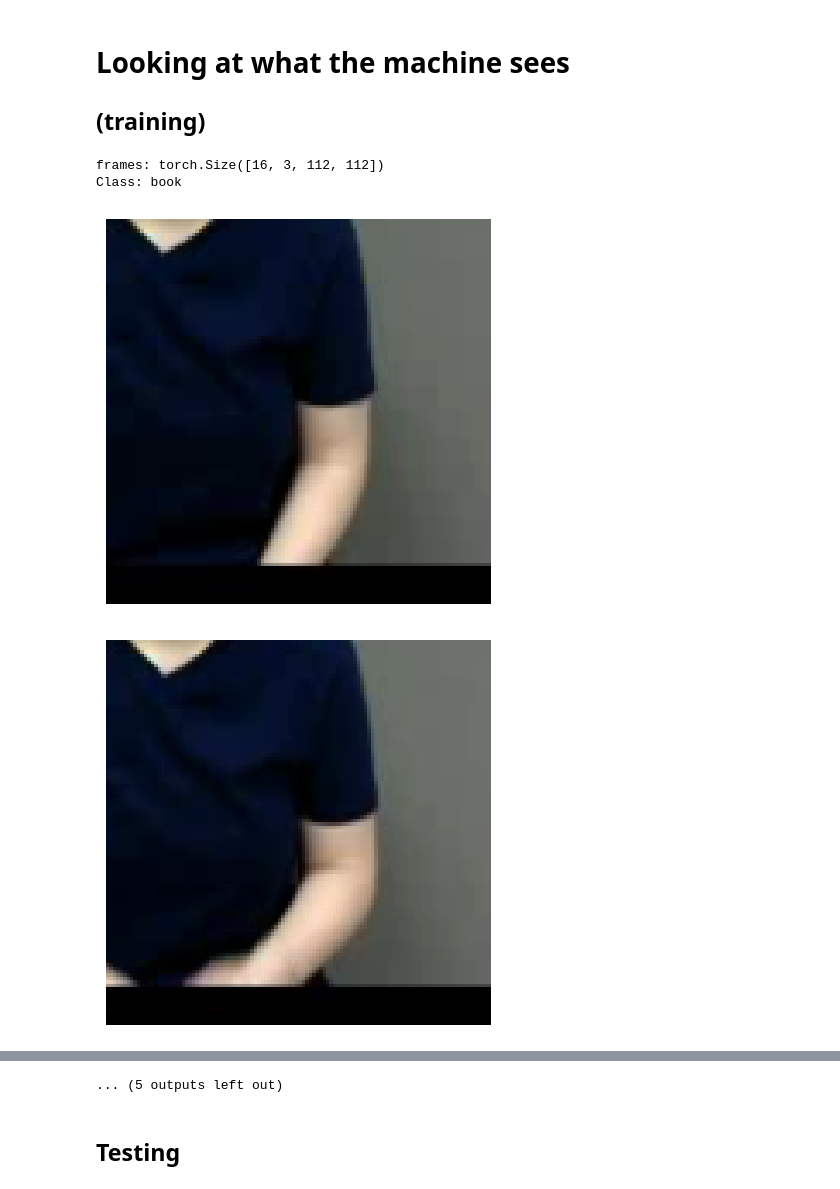
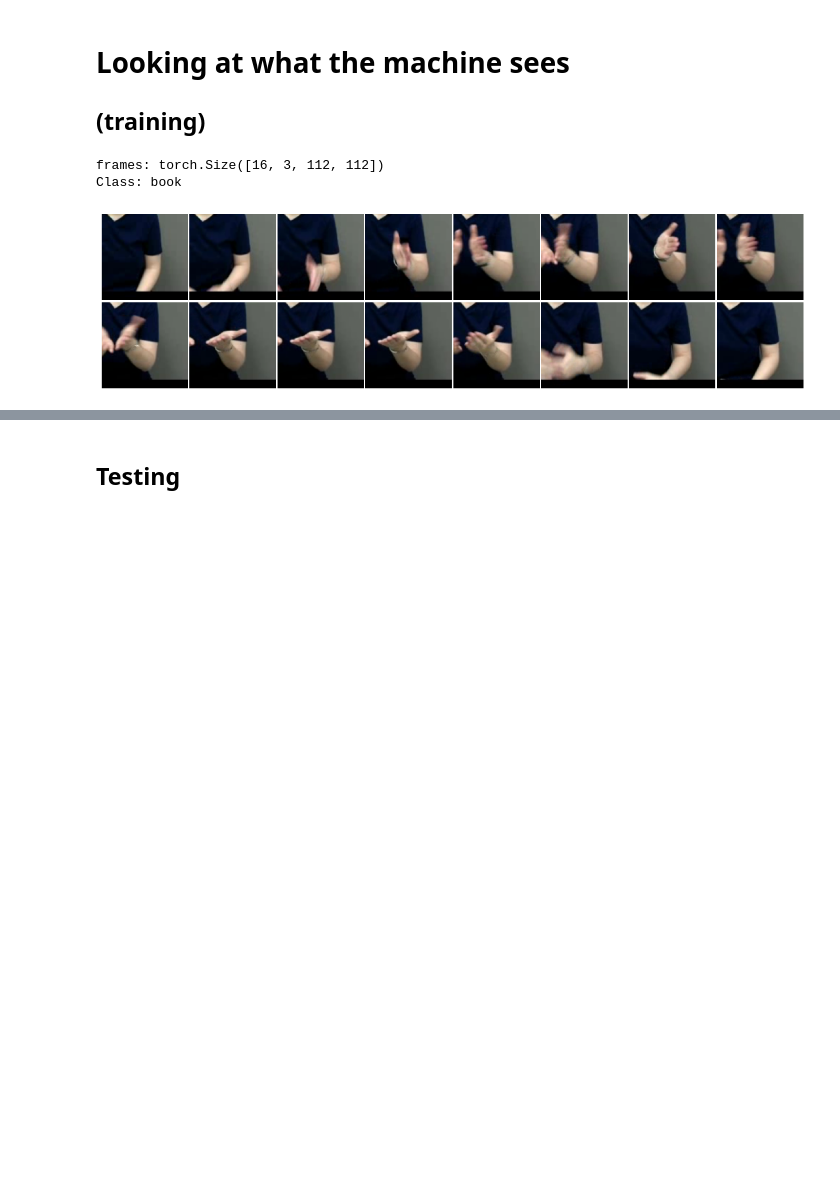
Before and after one commit to 0p3nTheSauce/SLR, a Jupyter notebook: code/cropping_norms.ipynb, the cells around one changed output, grey strips where cells are left out. Drawn from its saved outputs; the diff is of its cells as text; code cells hidden in the pictures; blank space fills up the shorter version.

Commit message:
edited video_dataset

```diff
--- a/code/cropping_norms.ipynb
+++ b/code/cropping_norms.ipynb
@@ -94,7 +94,7 @@ print(model_info)
 # %% [output]
 {'mean': (0.45, 0.45, 0.45), 'std': (0.225, 0.225, 0.225)}
 # %%
-train_set, num_classes, _, _ = get_data_set(
+train_set, _, _ = get_data_set(
     set_info=train_info,
     norm_dict=model_info,
     num_frames=num_frames,
@@ -102,8 +102,13 @@ train_set, num_classes, _, _ = get_data_set(
     resize_by_diagonal=True #NOTE might be useful actually
 
 )
+train_set = VideoDataset(
+    set_info=
+)
 
-test_set, num_classes, _, _ = get_data_set(
+
+
+test_set, _, _ = get_data_set(
     set_info=train_info,
     norm_dict=model_info,
     frame_size=frame_size,
@@ -111,7 +116,7 @@ test_set, num_classes, _, _ = get_data_set(
     cropping='Centre' #use the training set data, but with a centre crop
 )
 
-raw_set, _, _, _ = get_data_set(
+raw_set, _, _ = get_data_set(
     set_info=train_info,
     norm_dict=None,
     num_frames=None,
@@ -180,10 +187,9 @@ def prep_next2(sample: dict[str, int | torch.Tensor]) -> tuple[torch.Tensor, int
 # %%
 frames_train, label_num = prep_next2(sample_train)
 print(f"frames: {frames_train.shape}")
 print(f'Class: {class_list[label_num]}')
-utils.plt_display(frames_train, num_frames)
+utils.plt_display_grid(frames_train, num_frames, size=(2,2))
 # %% [output]
 frames: torch.Size([16, 3, 112, 112])
 Class: book
-[figure, old version]
+[figure, new version]
-[figure, removed]
@@ -199,4 +196,3 @@ Class: book
-... (5 outputs left out)
 # %% [markdown]
 ## Testing
 # %%
```
Also changed, not shown: parts of 7 cells of this notebook, 4 other files.
